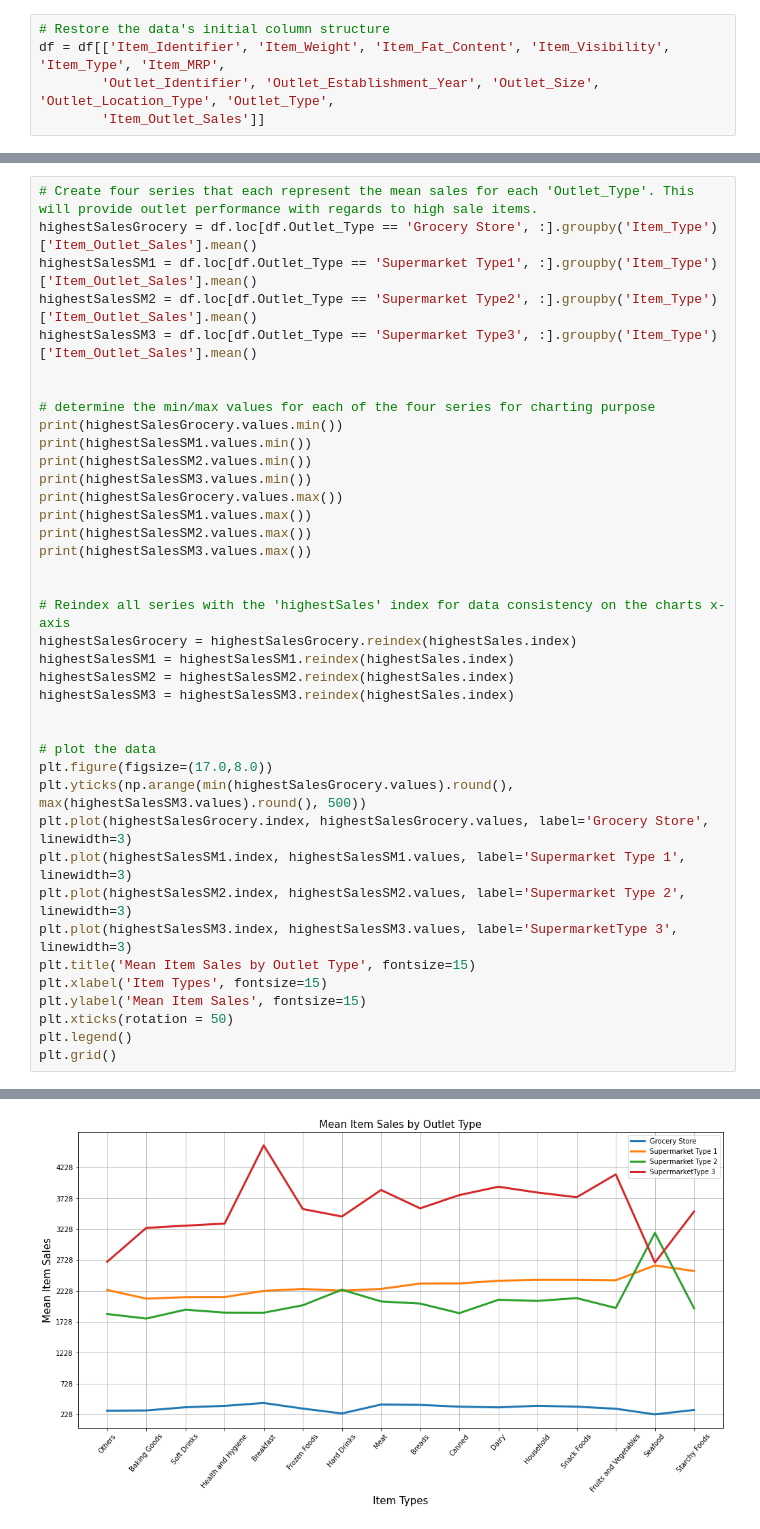
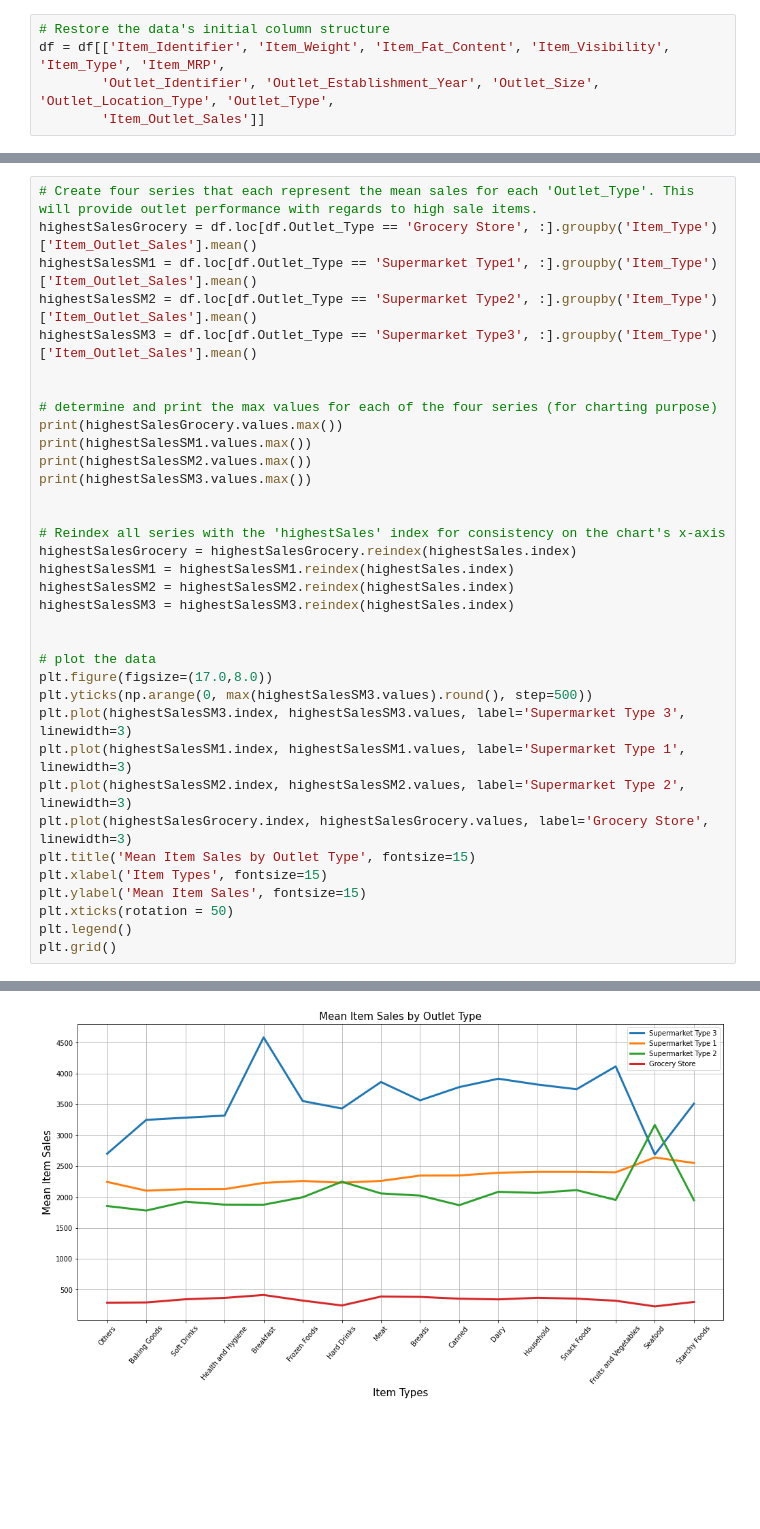
Before and after one commit to elixation/sales-predictions-analysis, a Jupyter notebook: Project_1_Part_3.ipynb, the cells around one changed output, grey strips where cells are left out. Drawn from its saved outputs; the diff is of its cells as text; blank space fills up the shorter version.

```diff
--- a/Project_1_Part_3.ipynb
+++ b/Project_1_Part_3.ipynb
@@ -251,18 +252,14 @@ highestSalesSM2 = df.loc[df.Outlet_Type == 'Supermarket Type2', :].groupby('Item
 highestSalesSM3 = df.loc[df.Outlet_Type == 'Supermarket Type3', :].groupby('Item_Type')['Item_Outlet_Sales'].mean()
 
 
-# determine the min/max values for each of the four series for charting purpose
-print(highestSalesGrocery.values.min())
-print(highestSalesSM1.values.min())
-print(highestSalesSM2.values.min())
-print(highestSalesSM3.values.min())
+# determine and print the max values for each of the four series (for charting purpose)
 print(highestSalesGrocery.values.max())
 print(highestSalesSM1.values.max())
 print(highestSalesSM2.values.max())
 print(highestSalesSM3.values.max())
 
 
-# Reindex all series with the 'highestSales' index for data consistency on the charts x-axis
+# Reindex all series with the 'highestSales' index for consistency on the chart's x-axis
 highestSalesGrocery = highestSalesGrocery.reindex(highestSales.index)
 highestSalesSM1 = highestSalesSM1.reindex(highestSales.index)
 highestSalesSM2 = highestSalesSM2.reindex(highestSales.index)
@@ -271,11 +268,11 @@ highestSalesSM3 = highestSalesSM3.reindex(highestSales.index)
 
 # plot the data
 plt.figure(figsize=(17.0,8.0))
-plt.yticks(np.arange(min(highestSalesGrocery.values).round(), max(highestSalesSM3.values).round(), 500))
-plt.plot(highestSalesGrocery.index, highestSalesGrocery.values, label='Grocery Store', linewidth=3)
+plt.yticks(np.arange(0, max(highestSalesSM3.values).round(), step=500))
+plt.plot(highestSalesSM3.index, highestSalesSM3.values, label='Supermarket Type 3', linewidth=3)
 plt.plot(highestSalesSM1.index, highestSalesSM1.values, label='Supermarket Type 1', linewidth=3)
 plt.plot(highestSalesSM2.index, highestSalesSM2.values, label='Supermarket Type 2', linewidth=3)
-plt.plot(highestSalesSM3.index, highestSalesSM3.values, label='SupermarketType 3', linewidth=3)
+plt.plot(highestSalesGrocery.index, highestSalesGrocery.values, label='Grocery Store', linewidth=3)
 plt.title('Mean Item Sales by Outlet Type', fontsize=15)
 plt.xlabel('Item Types', fontsize=15)
 plt.ylabel('Mean Item Sales', fontsize=15)
@@ -290,5 +283,5 @@ plt.grid()
 412.83104210526324
 2640.196610000001
 3166.639914285715
 4584.759327272727
-[figure, old version]
+[figure, new version]
```
Also changed, not shown: parts of 3 cells of this notebook.
